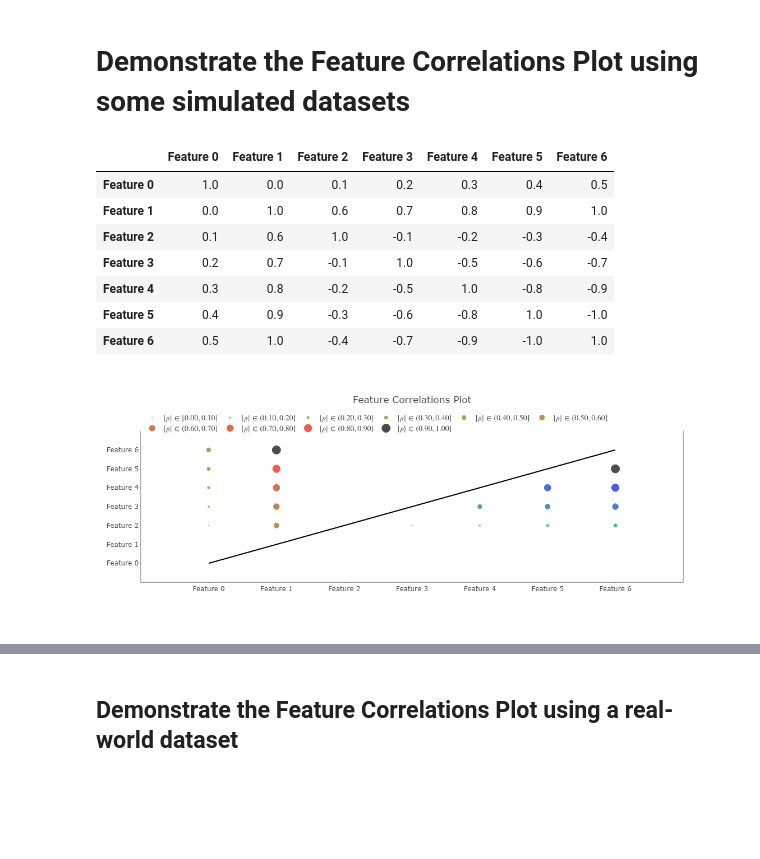
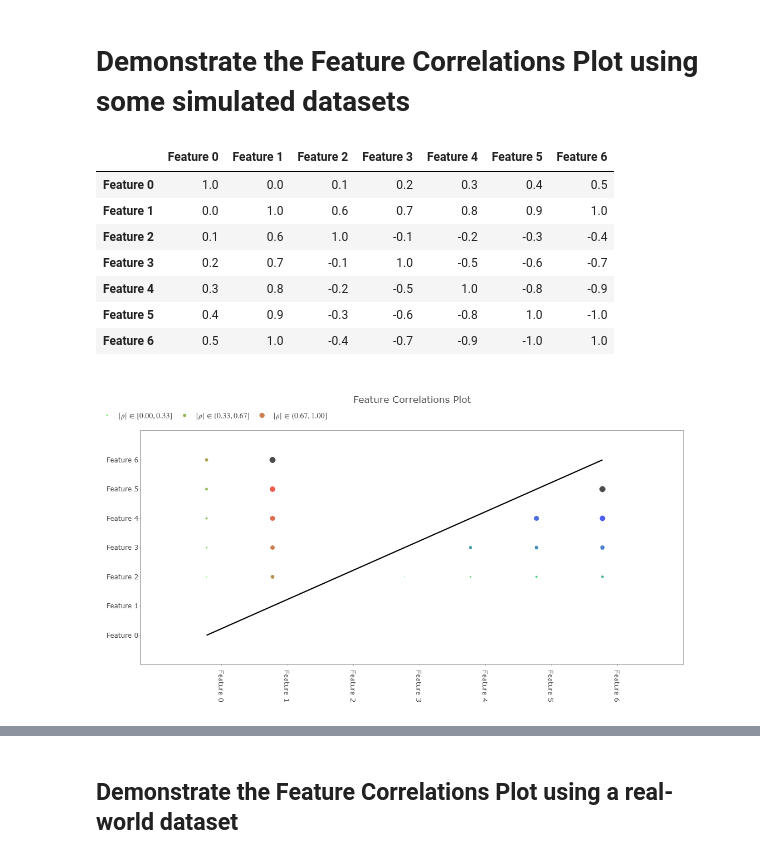
Before and after one commit to ahowe42/FeatureCorrelationsPlot, a Jupyter notebook: FeatureCorrelationsPlot.ipynb, the cells around one changed output, grey strips where cells are left out. Saved outputs shown, nothing was run; the diff lists cells and outputs as text; code cells hidden in the pictures; blank space fills up the shorter version.

```diff
--- a/FeatureCorrelationsPlot.ipynb
+++ b/FeatureCorrelationsPlot.ipynb
@@ -30,7 +30,7 @@ plytool.set_credentials_file(username='ahowe42', api_key='PEbf792steMBTCn3TcSR')
 # %% [markdown]
 ## Create the function that generates the feature correlations plot
 # %%
-def CorrelationsPlot(rhoYourBoat, trcLims=(0.0,1.0)):
+def CorrelationsPlot(rhoYourBoat, trcLims=(0.0,1.0), tweaks=(20,None,None,1.1)):
     '''
     This creates and returns a bubble plot visualization of a correlation matrix. The
     sizes of the bubbles are proportional to the absolute magnitude of the correlations.
@@ -43,6 +43,8 @@ def CorrelationsPlot(rhoYourBoat, trcLims=(0.0,1.0)):
         rhoYourBoat = dataframe of correlation matrix, probably created with pd.DataFrame.corr()
         trcLims (default=(0.0,1.0)) = ordered tuple of "buckets" in which to place
             absolute correlations for plotting traces; must include at least 0 and 1
+        tweaks (default=(20,None,None,1.1)) = tuple of position & size tweaking values for
+            plotly; maximum size of bubbles, plot width, plot height, y position of legend
     Output:
         fig = plotly correlation plot figure
     '''
@@ -96,6 +98,9 @@ def CorrelationsPlot(rhoYourBoat, trcLims=(0.0,1.0)):
     cols = cols[keepind]
     absVals = np.abs(vals)
 
+    # set a minimum bubble size
+    minBub = 0.09*tweaks[0]
+
     # put together the figure - make multiple traces
     trc = [go.Scatter({'x':ps, 'y':ps, 'mode':'lines', 'line':{'color':'black'}, 'showlegend':False, 'hoverinfo':'skip'})]
     for i,t in enumerate(trcLims):
@@ -110,18 +115,21 @@ def CorrelationsPlot(rhoYourBoat, trcLims=(0.0,1.0)):
             trcName = '$\\vert\\rho\\vert\\in(%0.2f,%0.2f]$'%(trcLims[i-1],t)
         # create & add the trace
         trc.append(go.Scatter({'x':x[indx], 'y':y[indx], 'mode':'markers', 'text':['%0.4f'%v for v in vals[indx]],
-                       'name':trcName, 'hoverinfo':'x+y+text',
-                      'marker':{'color':cols[indx],'size':15*absVals[indx],'line':{'color':cols[indx]}}}))
+                       'name':trcName, 'hoverinfo':'x+y+text','marker':{'color':cols[indx],'line':{'color':cols[indx]},
+                       'size':np.maximum(tweaks[0]*absVals[indx],minBub)}}))
 
     # finalize the layout
-    lout= go.Layout({'title':'Feature Correlations Plot',#'width':1200,'height':1200,
-                     'legend':{'orientation':'h','x':0.0,'y':1+1/p},
+    lout= go.Layout({'title':'Feature Correlations Plot','legend':{'orientation':'h','x':-0.1,'y':tweaks[-1]},
                      'xaxis':{'ticklen':1,'tickvals':ps,'ticktext':rhoYourBoat.columns.values,
                               'mirror':True,'showgrid':False,'range':[-1,p],'linecolor':'black',
-                              'linewidth':0.5,'zeroline':False},
+                              'linewidth':0.5,'zeroline':False,'tickangle':90},
                      'yaxis':{'ticklen':1,'tickvals':ps,'ticktext':rhoYourBoat.index.values,
                               'mirror':True,'showgrid':False,'range':[-1,p],'linecolor':'black',
                               'linewidth':0.5,'zeroline':False}})
+    if tweaks[1] is not None:
+        lout['width'] = tweaks[1]
+    if tweaks[2] is not None:
+        lout['height'] = tweaks[2]
 
     return go.Figure(data=trc, layout=lout)
 # %% [markdown]
@@ -129,32 +137,32 @@ def CorrelationsPlot(rhoYourBoat, trcLims=(0.0,1.0)):
 # %%
 ''' create a symmetric correlation matrix showing the range of possible correlations'''
 # generate values
 vals = [0.0, 0.1, 0.2, 0.3, 0.4, 0.5, 0.6, 0.7, 0.8, 0.9, 1.0]
 vals.extend([-i for i in vals[1:]])
 
 # create the correlation matrix
 p = 7 # dimension of correlation matrix including the diagonal of 1s
 corrs = np.zeros((p,p),dtype=float)  # create the square matrix
 corrs[np.triu_indices(p,1)] = vals   # put correlations on upper triangle
 corrs = corrs + corrs.T + np.eye(p)  # add the diagonal and fold over it
 
 # make the dataframe
 cols = ['Feature %d'%i for i in range(p)]
 corrs = pd.DataFrame(data=corrs, columns=cols, index=cols)
 display(corrs)
 
 # visualize
-plyoff.iplot(CorrelationsPlot(corrs, trcLims=np.linspace(0.0,1.0,11)))
+plyoff.iplot(CorrelationsPlot(corrs, trcLims=np.linspace(0.0,1.0,4), tweaks=(10,600,600,1.1)))
 # %% [output]
 |  | Feature 0 | Feature 1 | Feature 2 | Feature 3 | Feature 4 | Feature 5 | Feature 6 |
 | Feature 0 | 1.0 | 0.0 | 0.1 | 0.2 | 0.3 | 0.4 | 0.5 |
 | Feature 1 | 0.0 | 1.0 | 0.6 | 0.7 | 0.8 | 0.9 | 1.0 |
 | Feature 2 | 0.1 | 0.6 | 1.0 | -0.1 | -0.2 | -0.3 | -0.4 |
 | Feature 3 | 0.2 | 0.7 | -0.1 | 1.0 | -0.5 | -0.6 | -0.7 |
 | Feature 4 | 0.3 | 0.8 | -0.2 | -0.5 | 1.0 | -0.8 | -0.9 |
 | Feature 5 | 0.4 | 0.9 | -0.3 | -0.6 | -0.8 | 1.0 | -1.0 |
 | Feature 6 | 0.5 | 1.0 | -0.4 | -0.7 | -0.9 | -1.0 | 1.0 |
-[figure, old version]
+[figure, new version]
 # %%
 ''' generate random (n,p) data with random correlations & standard deviations'''
 np.random.seed(12111906)
```
Also changed, not shown: parts of 2 cells of this notebook, 2 other files.
